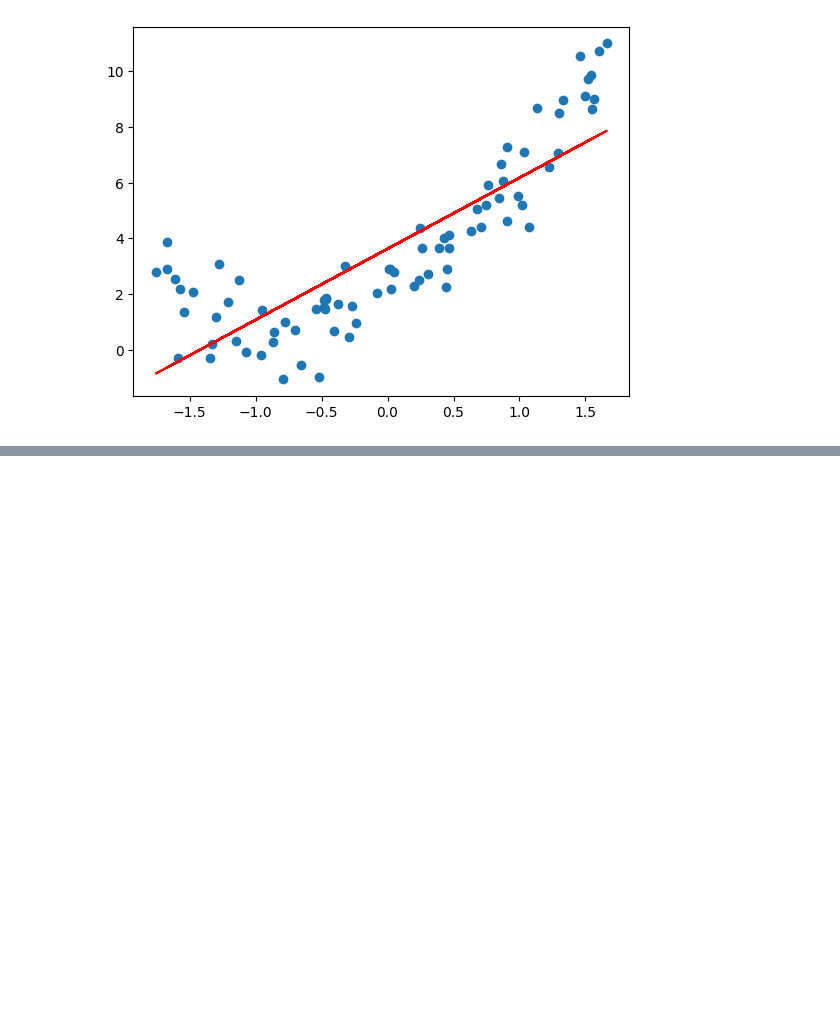
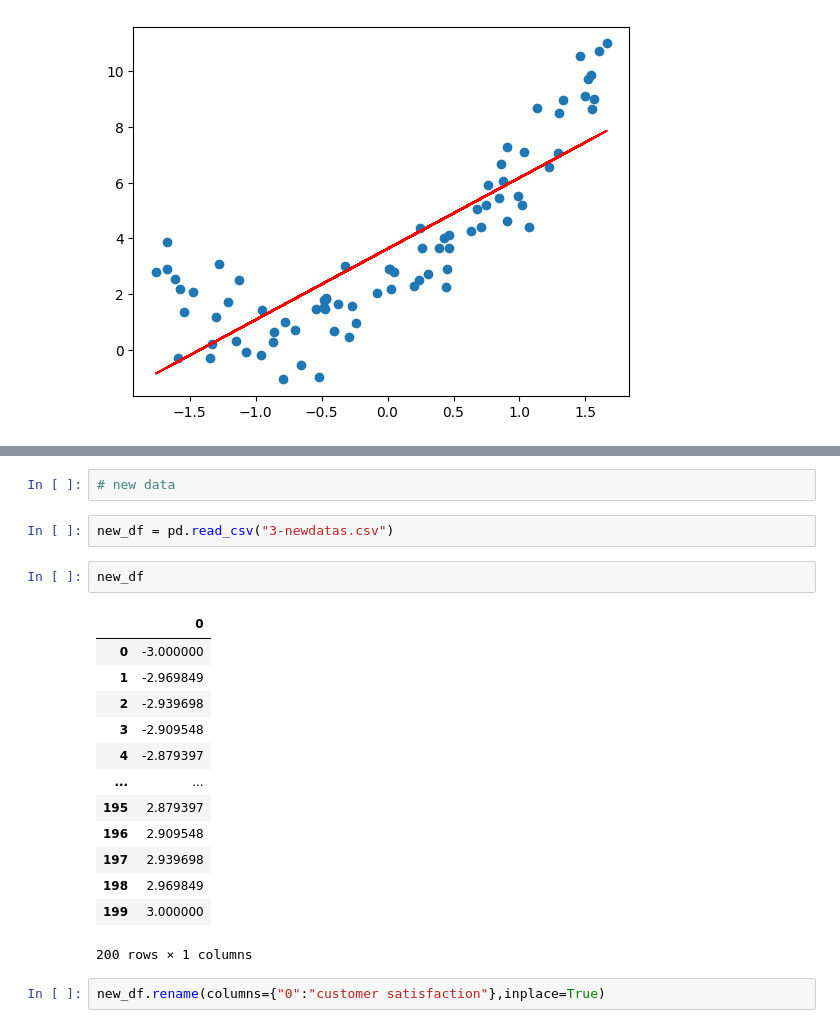
Before and after one commit to Sanemcoskun/Data-Science-ML-Course, a Jupyter notebook: ML/3-PolynomialRegression.ipynb, the cells around one changed output, grey strips where cells are left out. Drawn from its saved outputs; the diff is of its cells as text; blank space fills up the shorter version.

```diff
--- a/ML/3-PolynomialRegression.ipynb
+++ b/ML/3-PolynomialRegression.ipynb
@@ -123,0 +186,22 @@ plt.plot(X_train, regression.predict(X_train),color="r")
+# %%
+# new data
+# %%
+new_df = pd.read_csv("3-newdatas.csv")
+# %%
+new_df
+# %% [output]
+|  | 0 |
+| 0 | -3.000000 |
+| 1 | -2.969849 |
+| 2 | -2.939698 |
+| 3 | -2.909548 |
+| 4 | -2.879397 |
+| ... | ... |
+| 195 | 2.879397 |
+| 196 | 2.909548 |
+| 197 | 2.939698 |
+| 198 | 2.969849 |
+| 199 | 3.000000 |
+200 rows × 1 columns
+# %%
+new_df.rename(columns={"0":"customer satisfaction"},inplace=True)
```
Also changed, not shown: parts of 22 cells of this notebook, 1 other file.
